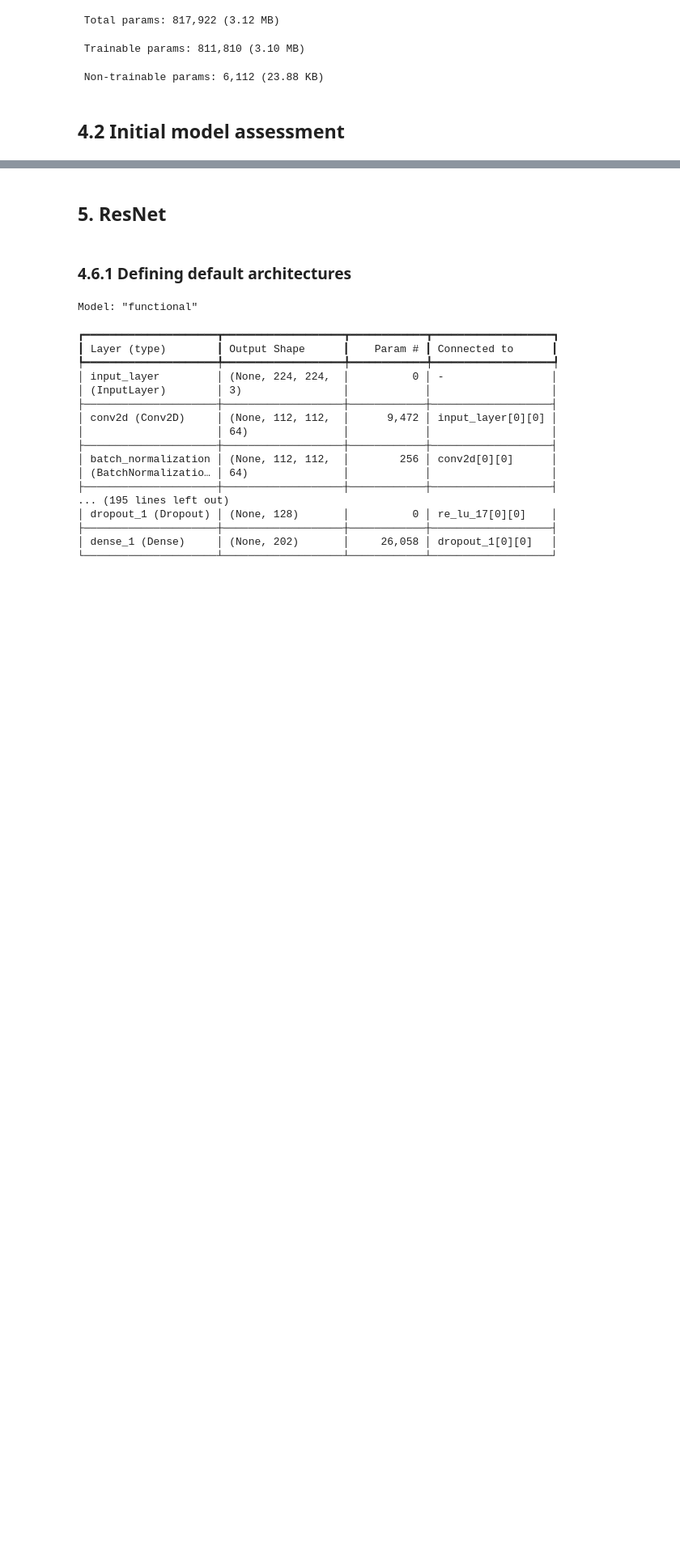
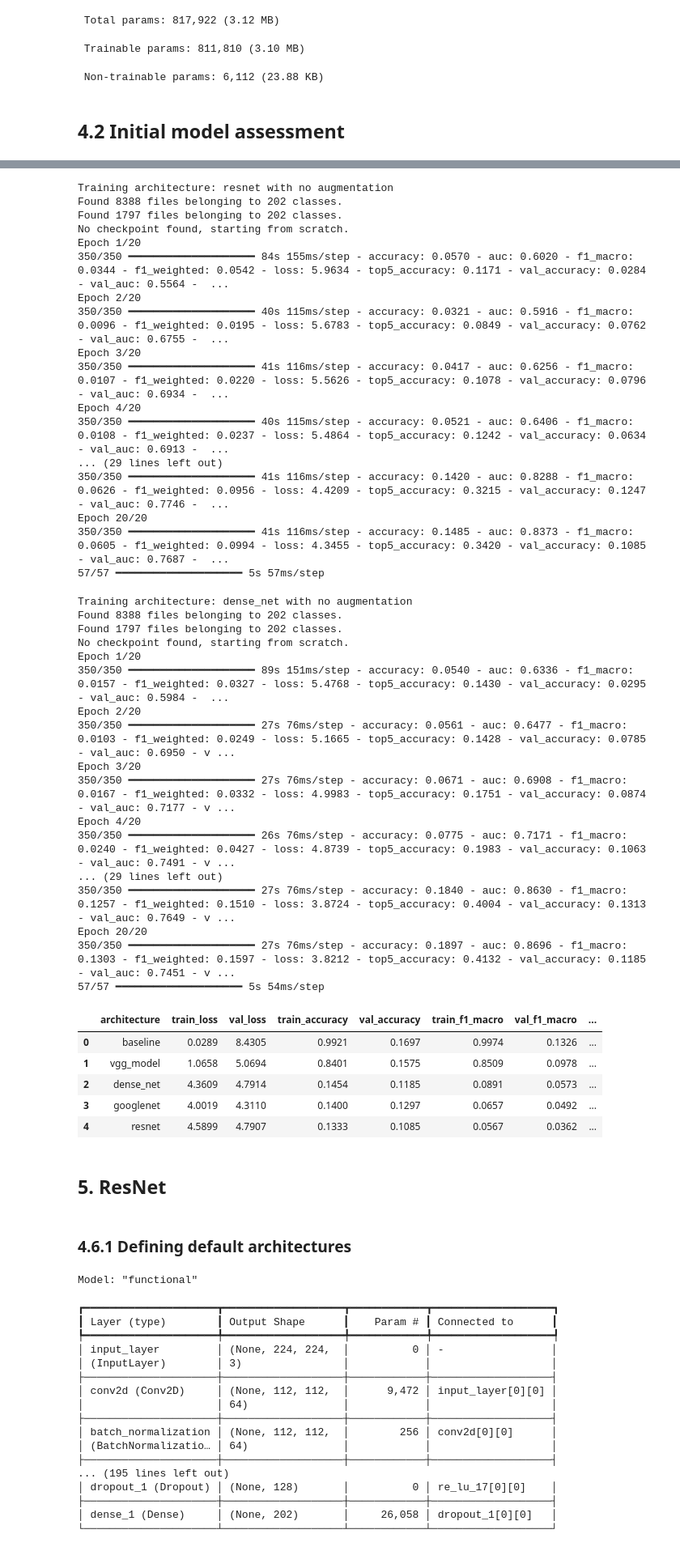
Before and after one commit to mgalao/deep-learning-project, a Jupyter notebook: project/DL_Models_from_scratch.ipynb, the cells around one changed output, grey strips where cells are left out. Shown at 81% size. Cells and saved outputs as stored; diff of their text form; code cells hidden in the pictures; blank space fills up the shorter version.

```diff
--- a/project/DL_Models_from_scratch.ipynb
+++ b/project/DL_Models_from_scratch.ipynb
@@ -581,7 +581,7 @@ for arch_name, build_fn in model_builders.items():
   )
 
   # Run training
-  history = experiment.run_experiment(callbacks=callbacks, epochs=20)
+  history = experiment.run_experiment(callbacks=[], epochs=20)
 
   # Predict on validation set
   preds = model.predict(val_ds)
@@ -630,3 +679,43 @@ KeyboardInterrupt:
+Training architecture: resnet with no augmentation
+Found 8388 files belonging to 202 classes.
+Found 1797 files belonging to 202 classes.
+No checkpoint found, starting from scratch.
+Epoch 1/20
+350/350 ━━━━━━━━━━━━━━━━━━━━ 84s 155ms/step - accuracy: 0.0570 - auc: 0.6020 - f1_macro: 0.0344 - f1_weighted: 0.0542 - loss: 5.9634 - top5_accuracy: 0.1171 - val_accuracy: 0.0284 - val_auc: 0.5564 -  ...
+Epoch 2/20
+350/350 ━━━━━━━━━━━━━━━━━━━━ 40s 115ms/step - accuracy: 0.0321 - auc: 0.5916 - f1_macro: 0.0096 - f1_weighted: 0.0195 - loss: 5.6783 - top5_accuracy: 0.0849 - val_accuracy: 0.0762 - val_auc: 0.6755 -  ...
+Epoch 3/20
+350/350 ━━━━━━━━━━━━━━━━━━━━ 41s 116ms/step - accuracy: 0.0417 - auc: 0.6256 - f1_macro: 0.0107 - f1_weighted: 0.0220 - loss: 5.5626 - top5_accuracy: 0.1078 - val_accuracy: 0.0796 - val_auc: 0.6934 -  ...
+Epoch 4/20
+350/350 ━━━━━━━━━━━━━━━━━━━━ 40s 115ms/step - accuracy: 0.0521 - auc: 0.6406 - f1_macro: 0.0108 - f1_weighted: 0.0237 - loss: 5.4864 - top5_accuracy: 0.1242 - val_accuracy: 0.0634 - val_auc: 0.6913 -  ...
+... (29 lines left out)
+350/350 ━━━━━━━━━━━━━━━━━━━━ 41s 116ms/step - accuracy: 0.1420 - auc: 0.8288 - f1_macro: 0.0626 - f1_weighted: 0.0956 - loss: 4.4209 - top5_accuracy: 0.3215 - val_accuracy: 0.1247 - val_auc: 0.7746 -  ...
+Epoch 20/20
+350/350 ━━━━━━━━━━━━━━━━━━━━ 41s 116ms/step - accuracy: 0.1485 - auc: 0.8373 - f1_macro: 0.0605 - f1_weighted: 0.0994 - loss: 4.3455 - top5_accuracy: 0.3420 - val_accuracy: 0.1085 - val_auc: 0.7687 -  ...
+57/57 ━━━━━━━━━━━━━━━━━━━━ 5s 57ms/step
+Training architecture: dense_net with no augmentation
+Found 8388 files belonging to 202 classes.
+Found 1797 files belonging to 202 classes.
+No checkpoint found, starting from scratch.
+Epoch 1/20
+350/350 ━━━━━━━━━━━━━━━━━━━━ 89s 151ms/step - accuracy: 0.0540 - auc: 0.6336 - f1_macro: 0.0157 - f1_weighted: 0.0327 - loss: 5.4768 - top5_accuracy: 0.1430 - val_accuracy: 0.0295 - val_auc: 0.5984 -  ...
+Epoch 2/20
+350/350 ━━━━━━━━━━━━━━━━━━━━ 27s 76ms/step - accuracy: 0.0561 - auc: 0.6477 - f1_macro: 0.0103 - f1_weighted: 0.0249 - loss: 5.1665 - top5_accuracy: 0.1428 - val_accuracy: 0.0785 - val_auc: 0.6950 - v ...
+Epoch 3/20
+350/350 ━━━━━━━━━━━━━━━━━━━━ 27s 76ms/step - accuracy: 0.0671 - auc: 0.6908 - f1_macro: 0.0167 - f1_weighted: 0.0332 - loss: 4.9983 - top5_accuracy: 0.1751 - val_accuracy: 0.0874 - val_auc: 0.7177 - v ...
+Epoch 4/20
+350/350 ━━━━━━━━━━━━━━━━━━━━ 26s 76ms/step - accuracy: 0.0775 - auc: 0.7171 - f1_macro: 0.0240 - f1_weighted: 0.0427 - loss: 4.8739 - top5_accuracy: 0.1983 - val_accuracy: 0.1063 - val_auc: 0.7491 - v ...
+... (29 lines left out)
+350/350 ━━━━━━━━━━━━━━━━━━━━ 27s 76ms/step - accuracy: 0.1840 - auc: 0.8630 - f1_macro: 0.1257 - f1_weighted: 0.1510 - loss: 3.8724 - top5_accuracy: 0.4004 - val_accuracy: 0.1313 - val_auc: 0.7649 - v ...
+Epoch 20/20
+350/350 ━━━━━━━━━━━━━━━━━━━━ 27s 76ms/step - accuracy: 0.1897 - auc: 0.8696 - f1_macro: 0.1303 - f1_weighted: 0.1597 - loss: 3.8212 - top5_accuracy: 0.4132 - val_accuracy: 0.1185 - val_auc: 0.7451 - v ...
+57/57 ━━━━━━━━━━━━━━━━━━━━ 5s 54ms/step
+|  | architecture | train_loss | val_loss | train_accuracy | val_accuracy | train_f1_macro | val_f1_macro | ... |
+| 0 | baseline | 0.0289 | 8.4305 | 0.9921 | 0.1697 | 0.9974 | 0.1326 | ... |
+| 1 | vgg_model | 1.0658 | 5.0694 | 0.8401 | 0.1575 | 0.8509 | 0.0978 | ... |
+| 2 | dense_net | 4.3609 | 4.7914 | 0.1454 | 0.1185 | 0.0891 | 0.0573 | ... |
+| 3 | googlenet | 4.0019 | 4.3110 | 0.1400 | 0.1297 | 0.0657 | 0.0492 | ... |
+| 4 | resnet | 4.5899 | 4.7907 | 0.1333 | 0.1085 | 0.0567 | 0.0362 | ... |
 # %% [markdown]
 ## 5. ResNet
 # %% [markdown]
```
Also changed, not shown: parts of 1 cell of this notebook.
